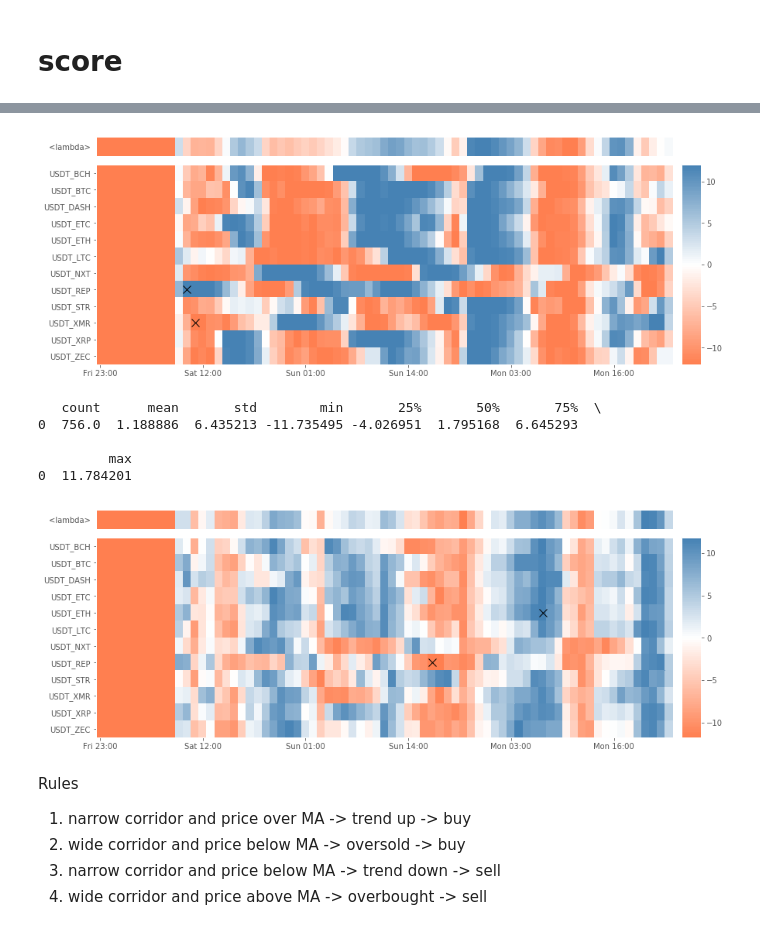
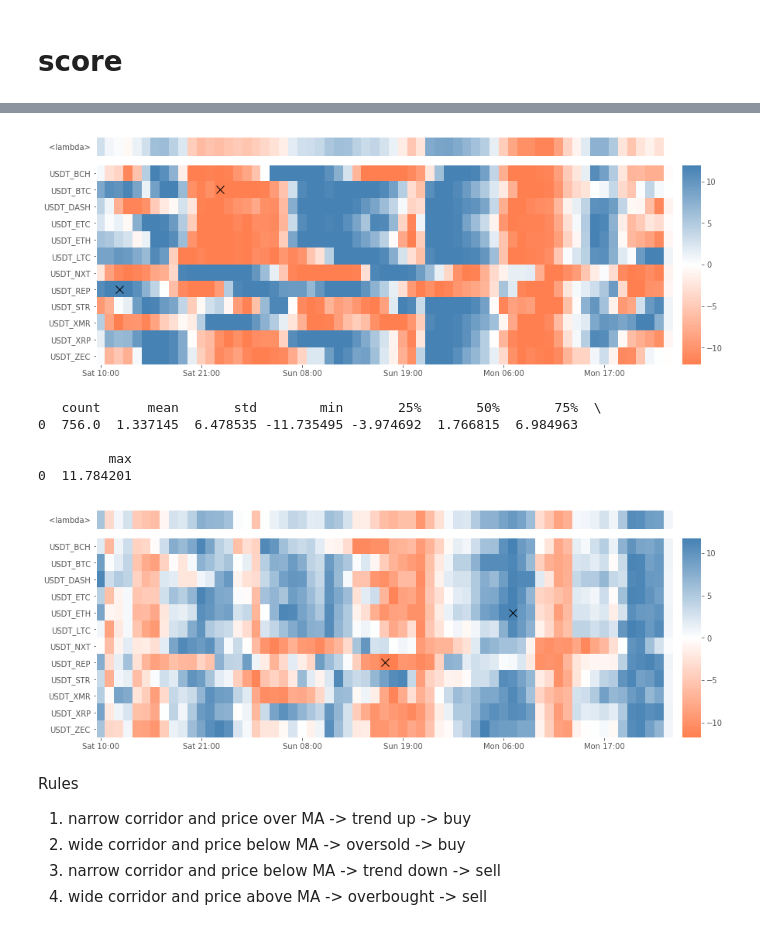
Before and after one commit to Sahanduiuc/cryptoz, a Jupyter notebook: Workbook.ipynb, the cells around one changed output, grey strips where cells are left out. Saved outputs shown, nothing was run; the diff lists cells and outputs as text; code cells hidden in the pictures.

```diff
--- a/Workbook.ipynb
+++ b/Workbook.ipynb
@@ -190,7 +176,9 @@ std_n = 3
 strategy = lambda ohlc_df: normalize(corridor(*BB_bands(ohlc_df['C'], window, 3)))
 df1 = pd.DataFrame({pair: strategy(ohlc_df) for pair, ohlc_df in ohlc.items()})
 score1_df = cryptoz.score.rolling_apply(df1, window=window, min_periods=window)
+score1_df.dropna(inplace=True)
 
-norm = cryptoz.plot.midpoint_norm(score1_df.values.flatten(), 0)
-cryptoz.plot.evolution(score1_df.resample('1h').sum(), cmap=tri_cmap, norm=norm)
+cmap = cryptoz.plot.continuous_cmap(['coral', 'white', 'steelblue'])
+norm = cryptoz.plot.midpoint_norm(0)
+cryptoz.plot.evolution(score1_df.resample('1h').sum(), cmap=cmap, norm=norm)
 # %% [output]
@@ -199,18 +187,18 @@ cryptoz.plot.evolution(score1_df.resample('1h').sum(), cmap=tri_cmap, norm=norm)
-[figure, old version]
+[figure, new version]
 # %%
 strategy = lambda ohlc_df: normalize(corridor(ohlc_df['C'], ohlc_df['C'].rolling(window=window, min_periods=1).mean()))
 df2 = pd.DataFrame({pair: strategy(ohlc_df) for pair, ohlc_df in ohlc.items()})
 score2_df = cryptoz.score.rolling_apply(df2, window=window, min_periods=window)
+score2_df.dropna(inplace=True)
 
-norm = cryptoz.plot.midpoint_norm(score2_df.values.flatten(), 0)
-cryptoz.plot.evolution(score2_df.resample('1h').sum(), cmap=tri_cmap, norm=norm)
+cryptoz.plot.evolution(score2_df.resample('1h').sum(), cmap=cmap, norm=norm)
 # %% [output]
    count      mean       std        min       25%       50%       75%  \
-0  756.0  1.188886  6.435213 -11.735495 -4.026951  1.795168  6.645293
+0  756.0  1.337145  6.478535 -11.735495 -3.974692  1.766815  6.984963
 
          max
 0  11.784201
-[figure, old version]
+[figure, new version]
 # %% [markdown]
 Rules
 1. narrow corridor and price over MA -> trend up -> buy
```
Also changed, not shown: parts of 16 cells of this notebook, 1 other file.
